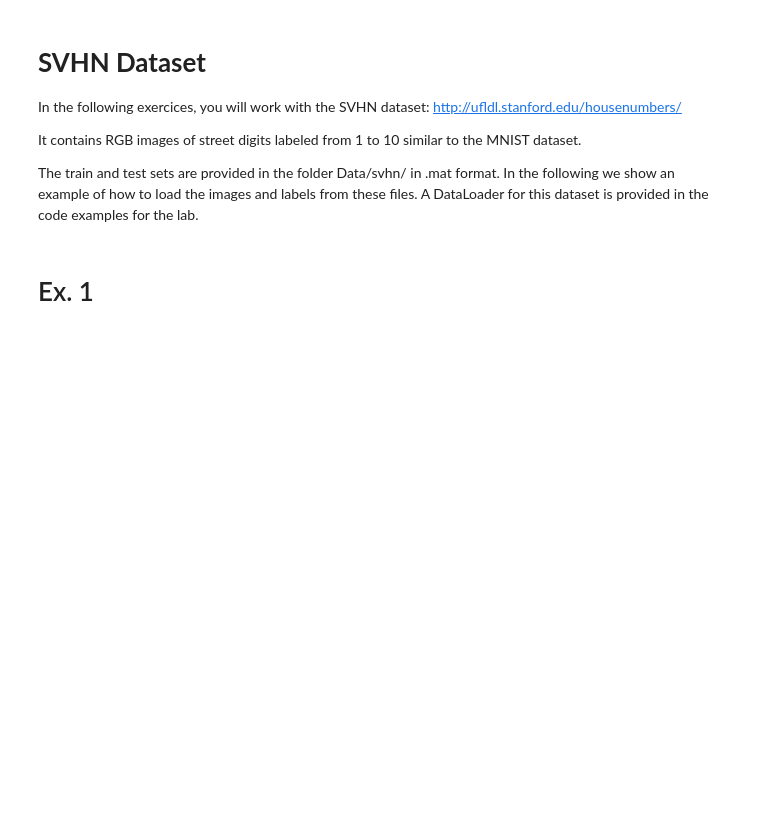
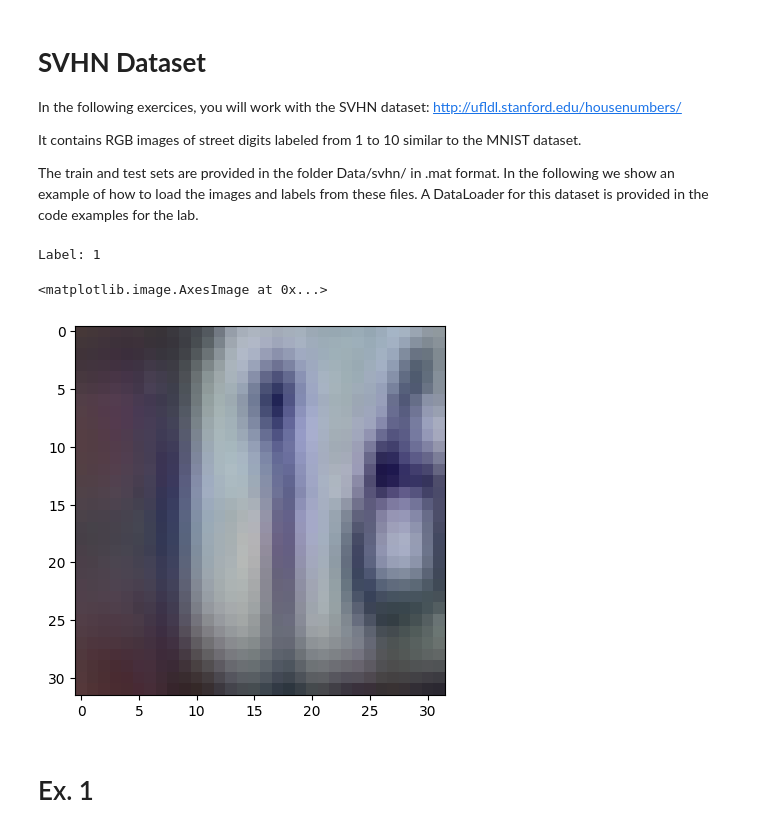
Before and after one commit to albert-santos01/DeepLearning, a Jupyter notebook: P3/P3-Questions.ipynb, the cells around one changed output. Cells and saved outputs as stored; diff of their text form; code cells hidden in the pictures; blank space fills up the shorter version.

```diff
--- a/P3/P3-Questions.ipynb
+++ b/P3/P3-Questions.ipynb
@@ -9,25 +9,34 @@ In the following we show an example of how to load the images and labels from th
 # %%
 # Basic example loading images from the svhn dataset
 import scipy.io as sio
-from google.colab import drive
 import matplotlib.pyplot as plt
 import numpy as np
-# Mount Google Drive
-drive.mount('/content/drive')
-data_path = '/content/drive/My Drive/DeepLearning_2023/P3/Data/'
-results_path = '/content/drive/My Drive/DeepLearning_2023/P3/Results/'
+import os
+import torch
+import torch.nn as nn
+
+try:
+    base_path
+except NameError:
+    base_path = os.getcwd().replace('\\','/')
+data_path = base_path + '/Data/'
+results_path = base_path + '/Results/'
 
 # Load mat file with train images from SVHN
 import scipy.io as sio
 train_mat = sio.loadmat(data_path + 'svhn/train_32x32.mat')
 
 images = train_mat['X']
 labels = train_mat['y'].squeeze()
 
-example_image, example_label = images[:,:,:,0], labels[0]
+example_image, example_label = images[:,:,:,20], labels[20]
 
 print('Label: ' + str(example_label))
 plt.imshow(example_image)
+# %% [output]
+Label: 1
+<matplotlib.image.AxesImage at 0x...>
+[figure, added]
 # %% [markdown]
 # Ex. 1
 # %% [markdown]
```
Also changed, not shown: parts of 11 cells of this notebook, 2 other files.
